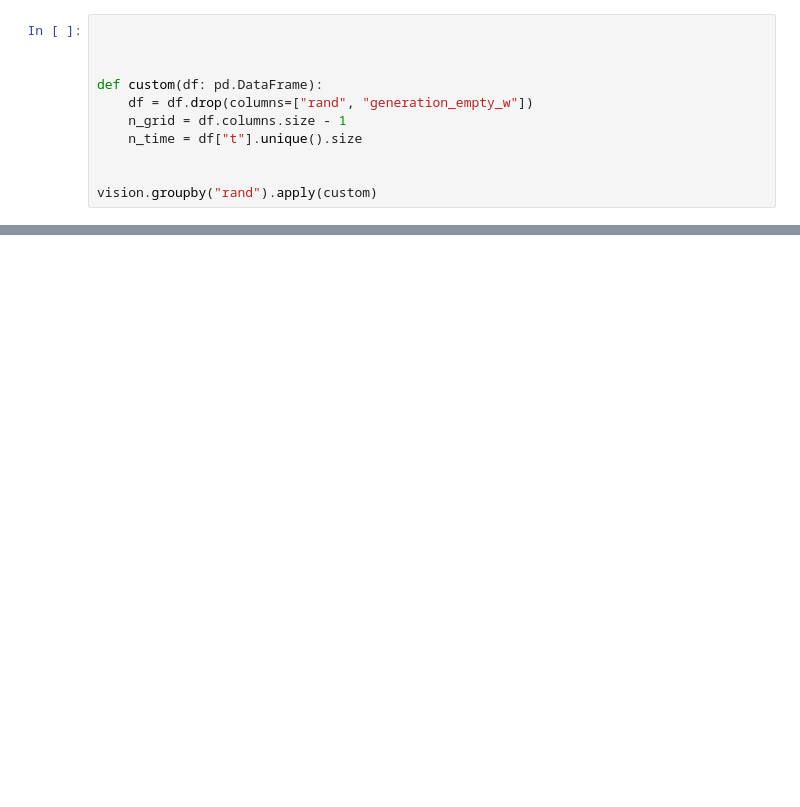
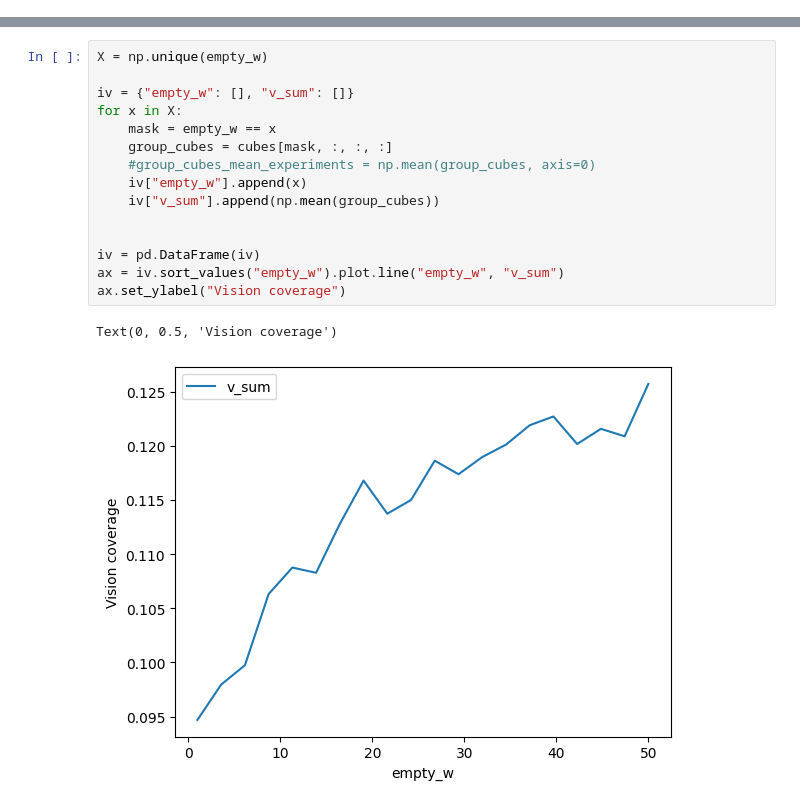
Before and after one commit to viktorvesely/TaC, a Jupyter notebook: simulation/analysis.ipynb, the cells around one changed output, grey strips where cells are left out. Saved outputs shown, nothing was run; the diff lists cells and outputs as text; blank space fills up the shorter version.

```diff
--- a/simulation/analysis.ipynb
+++ b/simulation/analysis.ipynb
@@ -78,11 +77,0 @@ df[df["caught"]]
-# %%
-
-
-
-def custom(df: pd.DataFrame):
-    df = df.drop(columns=["rand", "generation_empty_w"])
-    n_grid = df.columns.size - 1
-    n_time = df["t"].unique().size
-
-
-vision.groupby("rand").apply(custom)
@@ -107,0 +115,18 @@ Index(['0', '1', '2', '3', '4', '5', '6', '7', '8', '9', '10', '11', '12',
+# %%
+X = np.unique(empty_w)
+
+iv = {"empty_w": [], "v_sum": []}
+for x in X:
+    mask = empty_w == x
+    group_cubes = cubes[mask, :, :, :]
+    #group_cubes_mean_experiments = np.mean(group_cubes, axis=0)
+    iv["empty_w"].append(x)
+    iv["v_sum"].append(np.mean(group_cubes))
+
+
+iv = pd.DataFrame(iv)
+ax = iv.sort_values("empty_w").plot.line("empty_w", "v_sum")
+ax.set_ylabel("Vision coverage")
+# %% [output]
+Text(0, 0.5, 'Vision coverage')
+[figure, added]
```
Also changed, not shown: parts of 12 cells of this notebook, 26 other files.
